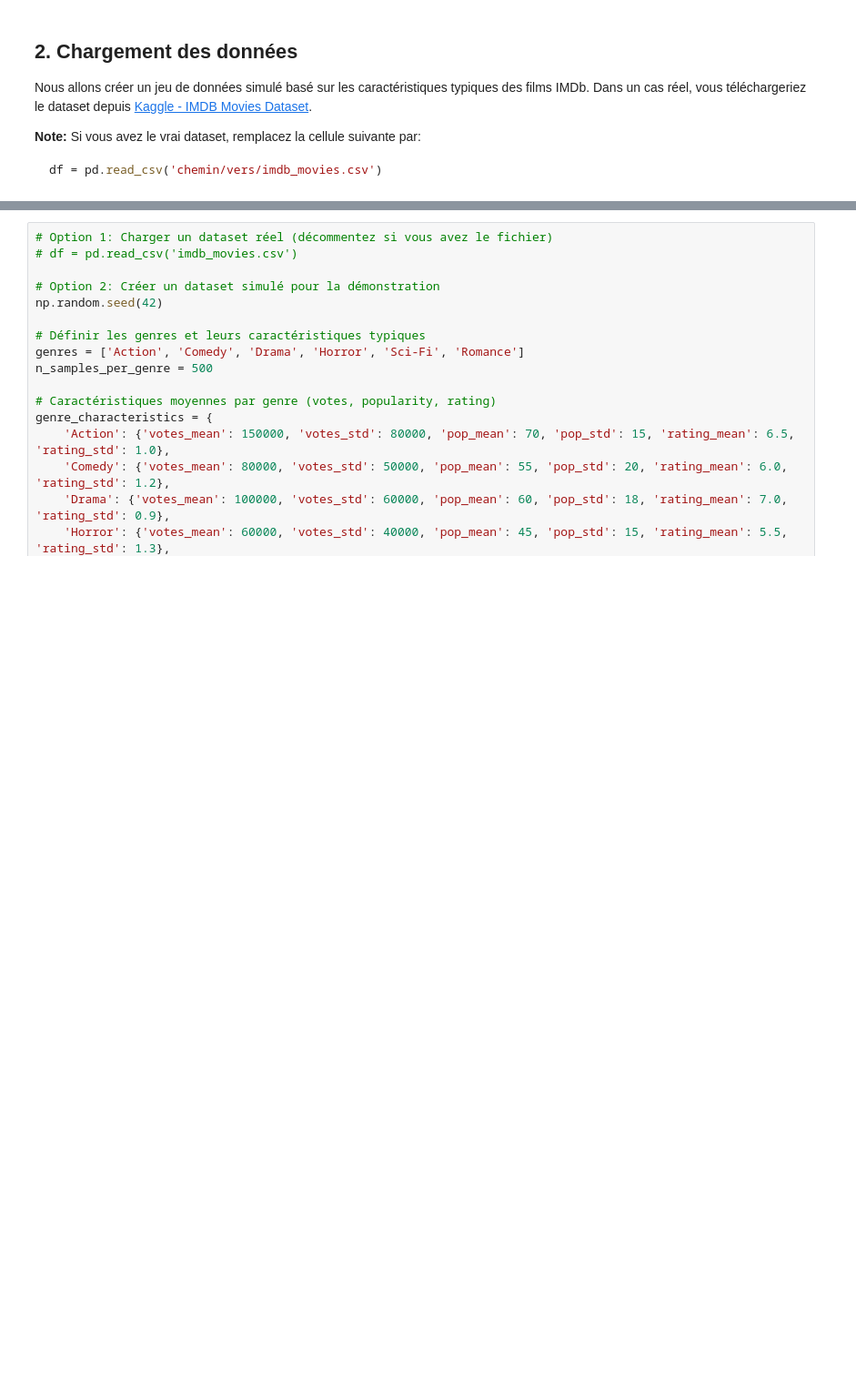
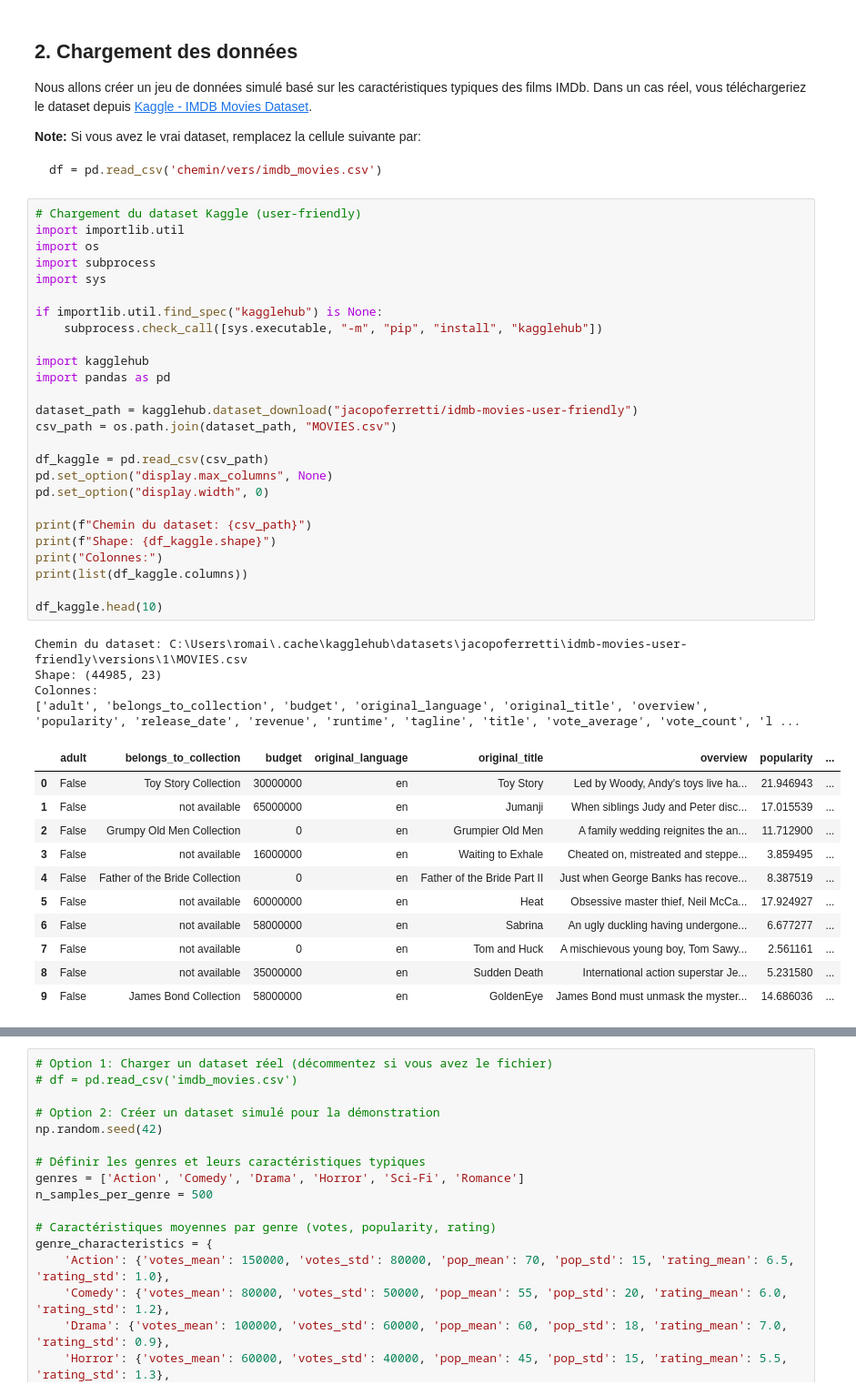
Before and after one commit to Rqbln/apprentissage-estimation-bayesienne-TP, a Jupyter notebook: Projet_Prediction_Genre_Films_NaiveBayes.ipynb, the cells around one changed output, grey strips where cells are left out. Shown at 91% size. Drawn from its saved outputs; the diff is of its cells as text; blank space fills up the shorter version.

````diff
--- a/Projet_Prediction_Genre_Films_NaiveBayes.ipynb
+++ b/Projet_Prediction_Genre_Films_NaiveBayes.ipynb
@@ -45,3 +45,45 @@ Dans un cas réel, vous téléchargeriez le dataset depuis [Kaggle - IMDB Movies
 ```python
 df = pd.read_csv('chemin/vers/imdb_movies.csv')
 ```
+# %%
+# Chargement du dataset Kaggle (user-friendly)
+import importlib.util
+import os
+import subprocess
+import sys
+
+if importlib.util.find_spec("kagglehub") is None:
+    subprocess.check_call([sys.executable, "-m", "pip", "install", "kagglehub"])
+
+import kagglehub
+import pandas as pd
+
+dataset_path = kagglehub.dataset_download("jacopoferretti/idmb-movies-user-friendly")
+csv_path = os.path.join(dataset_path, "MOVIES.csv")
+
+df_kaggle = pd.read_csv(csv_path)
+pd.set_option("display.max_columns", None)
+pd.set_option("display.width", 0)
+
+print(f"Chemin du dataset: {csv_path}")
+print(f"Shape: {df_kaggle.shape}")
+print("Colonnes:")
+print(list(df_kaggle.columns))
+
+df_kaggle.head(10)
+# %% [output]
+Chemin du dataset: C:\Users\romai\.cache\kagglehub\datasets\jacopoferretti\idmb-movies-user-friendly\versions\1\MOVIES.csv
+Shape: (44985, 23)
+Colonnes:
+['adult', 'belongs_to_collection', 'budget', 'original_language', 'original_title', 'overview', 'popularity', 'release_date', 'revenue', 'runtime', 'tagline', 'title', 'vote_average', 'vote_count', 'l ...
+|  | adult | belongs_to_collection | budget | original_language | original_title | overview | popularity | ... |
+| 0 | False | Toy Story Collection | 30000000 | en | Toy Story | Led by Woody, Andy's toys live ha... | 21.946943 | ... |
+| 1 | False | not available | 65000000 | en | Jumanji | When siblings Judy and Peter disc... | 17.015539 | ... |
+| 2 | False | Grumpy Old Men Collection | 0 | en | Grumpier Old Men | A family wedding reignites the an... | 11.712900 | ... |
+| 3 | False | not available | 16000000 | en | Waiting to Exhale | Cheated on, mistreated and steppe... | 3.859495 | ... |
+| 4 | False | Father of the Bride Collection | 0 | en | Father of the Bride Part II | Just when George Banks has recove... | 8.387519 | ... |
+| 5 | False | not available | 60000000 | en | Heat | Obsessive master thief, Neil McCa... | 17.924927 | ... |
+| 6 | False | not available | 58000000 | en | Sabrina | An ugly duckling having undergone... | 6.677277 | ... |
+| 7 | False | not available | 0 | en | Tom and Huck | A mischievous young boy, Tom Sawy... | 2.561161 | ... |
+| 8 | False | not available | 35000000 | en | Sudden Death | International action superstar Je... | 5.231580 | ... |
+| 9 | False | James Bond Collection | 58000000 | en | GoldenEye | James Bond must unmask the myster... | 14.686036 | ... |
````
Also changed, not shown: parts of 7 cells of this notebook.
